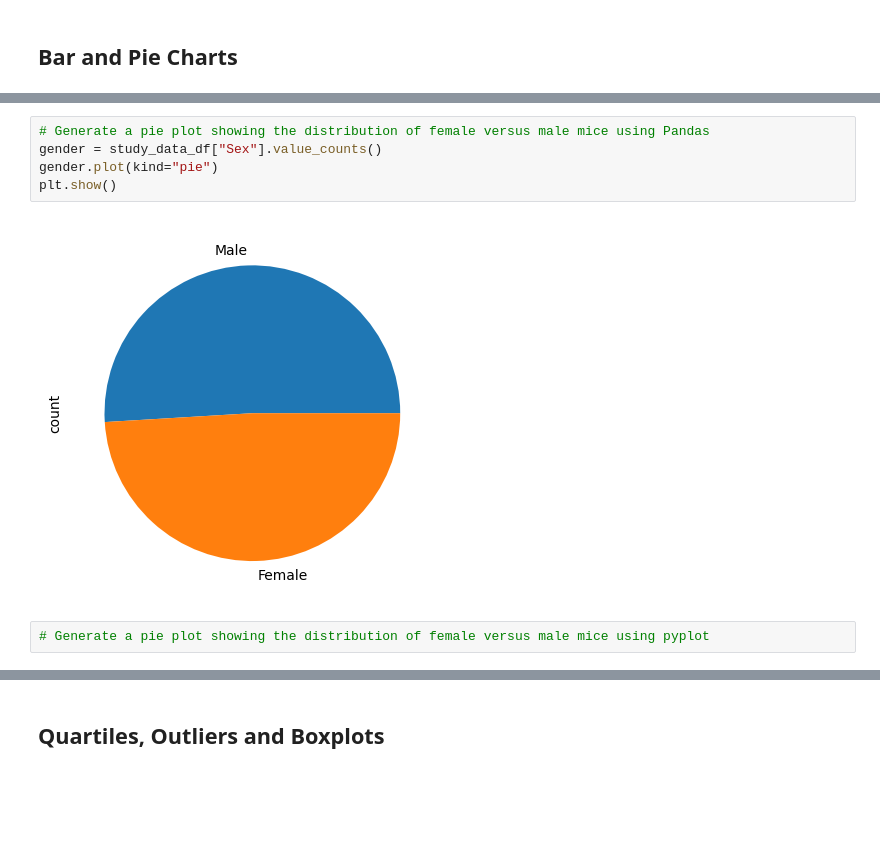
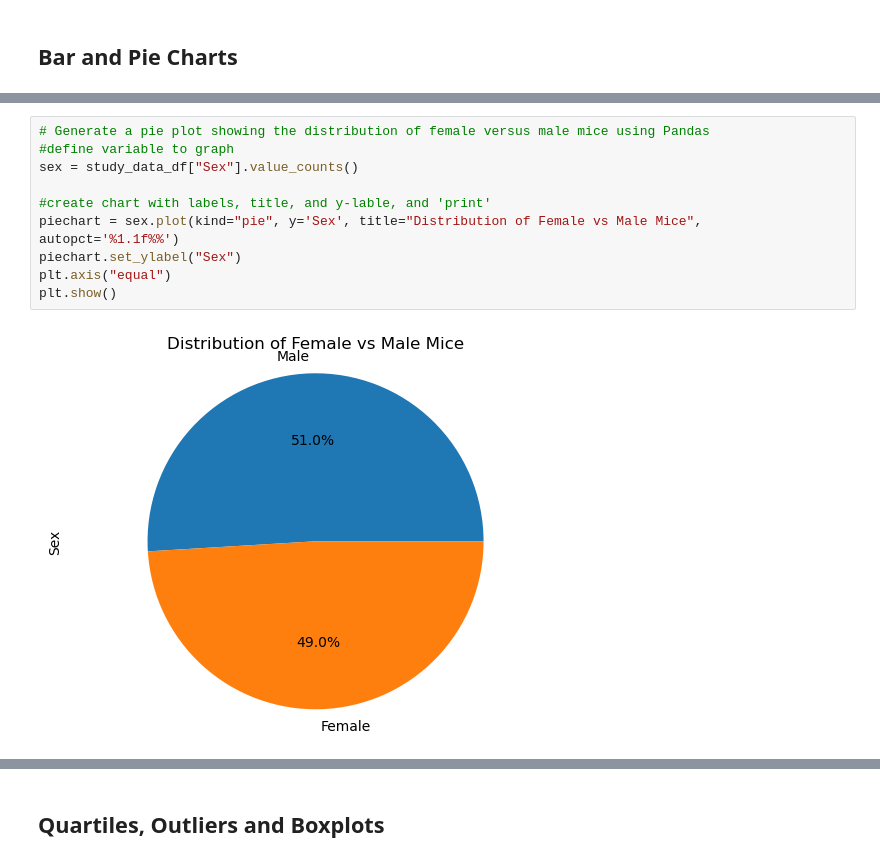
Before and after one commit to angiecfoust/matplotlib_module5, a Jupyter notebook: Pymaceuticals/pymaceuticals_starter.ipynb, the cells around one changed output, grey strips where cells are left out. Drawn from its saved outputs; the diff is of its cells as text; blank space fills up the shorter version.

Commit message:
pie charts completed, readme updated

```diff
--- a/Pymaceuticals/pymaceuticals_starter.ipynb
+++ b/Pymaceuticals/pymaceuticals_starter.ipynb
@@ -182,9 +184,12 @@ plt.show()
 # %%
 # Generate a pie plot showing the distribution of female versus male mice using Pandas
-gender = study_data_df["Sex"].value_counts()
-gender.plot(kind="pie")
+#define variable to graph
+sex = study_data_df["Sex"].value_counts()
+
+#create chart with labels, title, and y-lable, and 'print'
+piechart = sex.plot(kind="pie", y='Sex', title="Distribution of Female vs Male Mice", autopct='%1.1f%%')
+piechart.set_ylabel("Sex")
+plt.axis("equal")
 plt.show()
 # %% [output]
-[figure, old version]
+[figure, new version]
-# %%
-# Generate a pie plot showing the distribution of female versus male mice using pyplot
```
Also changed, not shown: parts of 3 cells of this notebook, 1 other file.
